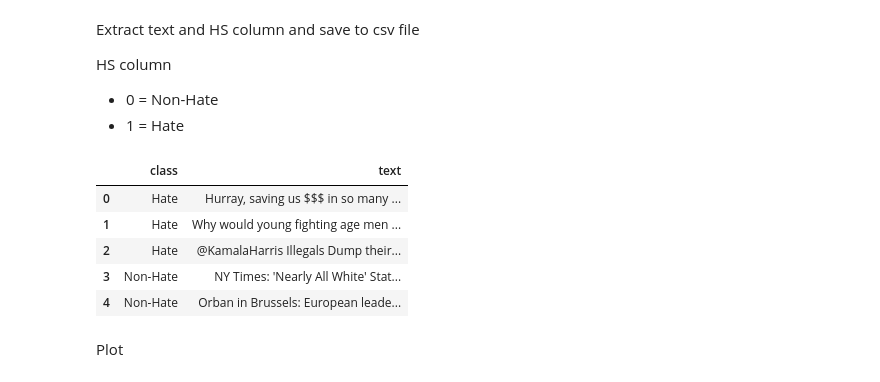
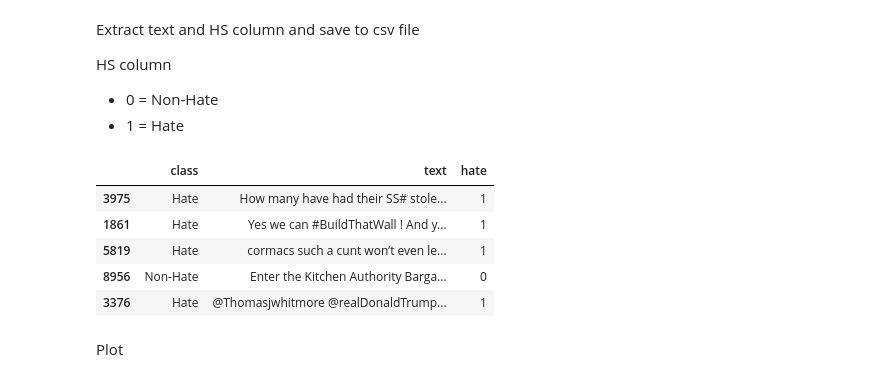
Before and after one commit to yclee98/Hate-speech-detection, a Jupyter notebook: dataset.ipynb, the cells around one changed output. Cells and saved outputs as stored; diff of their text form; code cells hidden in the pictures.

```diff
--- a/dataset.ipynb
+++ b/dataset.ipynb
@@ -95,14 +95,15 @@ HS column
 - 1 = Hate
 # %%
 df['class'] = df['HS'].map({0:"Non-Hate", 1:"Hate"})
-cleaned_df = df[['class', 'text']]
-cleaned_df.to_csv("Dataset/SE2019/cleaned_data.csv", index=False)
+df['hate'] = df['class'].apply(lambda x: 1 if x =='Hate' else 0)
+cleaned_df = df[['class', 'text', 'hate']]
+cleaned_df.to_csv("Dataset/SE2019/cleaned_data1.csv", index=False)
-# %%
-cleaned_df.head()
-# %% [output]
-|  | class | text |
-| 0 | Hate | Hurray, saving us $$$ in so many ... |
-| 1 | Hate | Why would young fighting age men ... |
-| 2 | Hate | @KamalaHarris Illegals Dump their... |
-| 3 | Non-Hate | NY Times: 'Nearly All White' Stat... |
-| 4 | Non-Hate | Orban in Brussels: European leade... |
+# %%
+cleaned_df.sample(5)
+# %% [output]
+|  | class | text | hate |
+| 3975 | Hate | How many have had their SS# stole... | 1 |
+| 1861 | Hate | Yes we can #BuildThatWall ! And y... | 1 |
+| 5819 | Hate | cormacs such a cunt won’t even le... | 1 |
+| 8956 | Non-Hate | Enter the Kitchen Authority Barga... | 0 |
+| 3376 | Hate | @Thomasjwhitmore @realDonaldTrump... | 1 |
```
Also changed, not shown: parts of 1 cell of this notebook, 2 other files.
